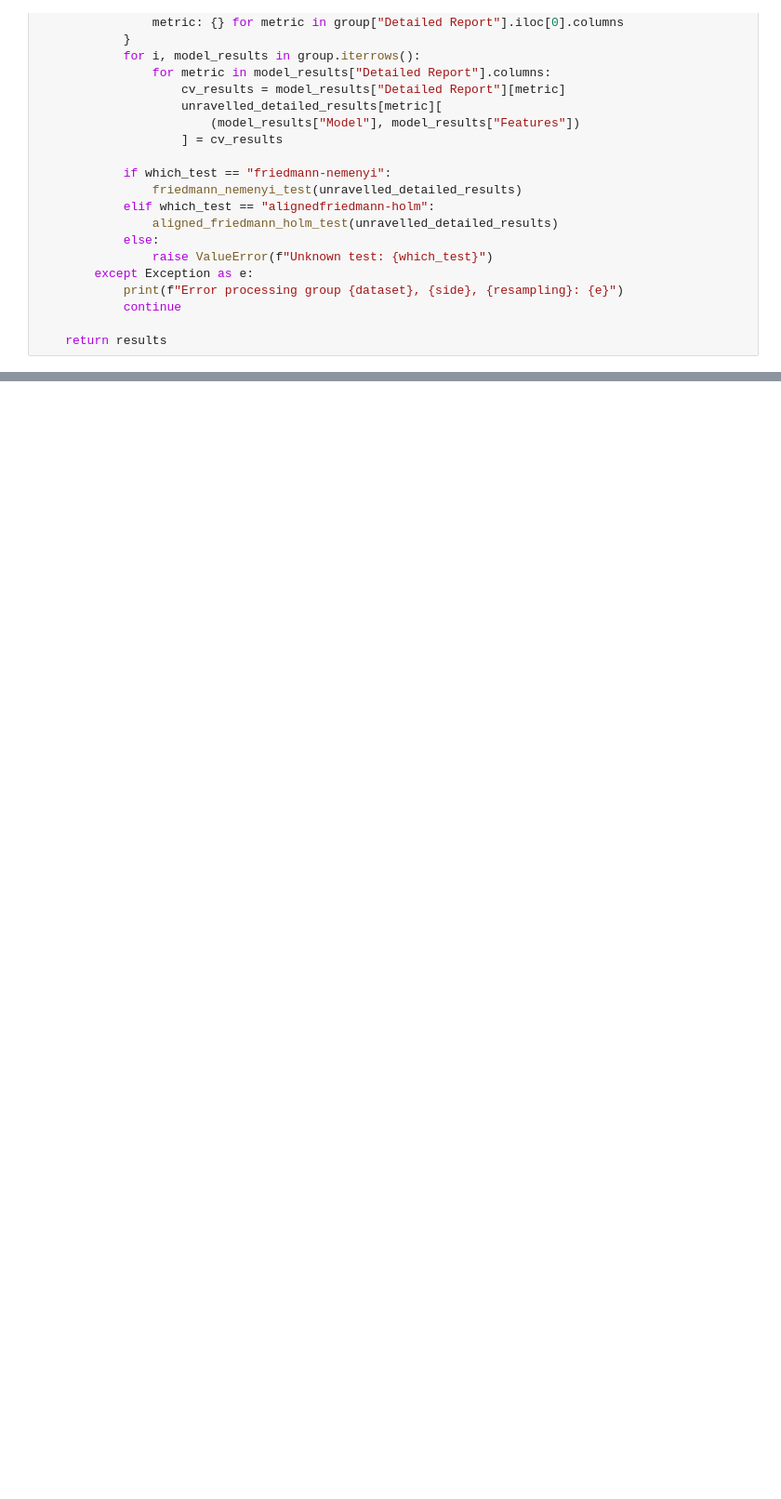
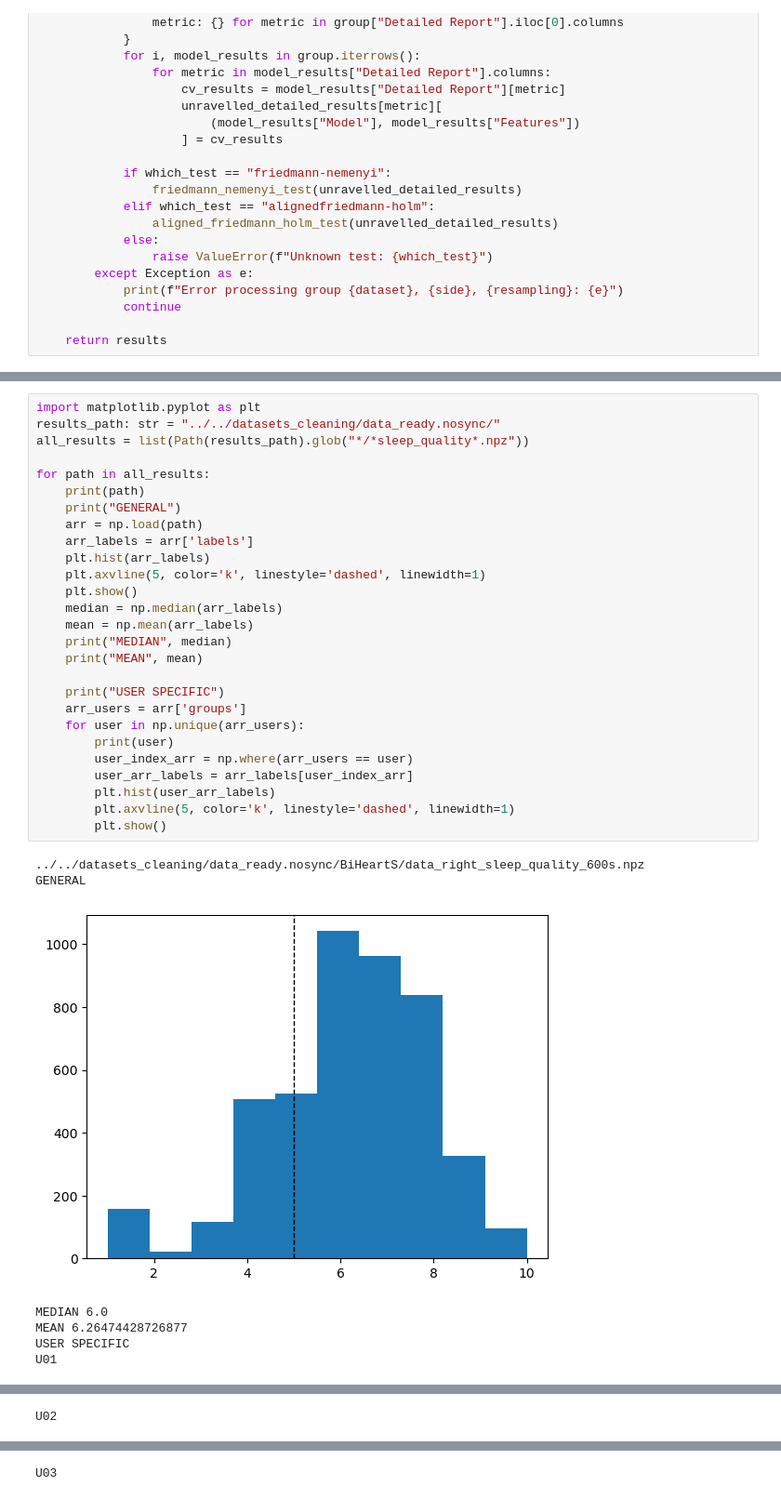
Before and after one commit to LeonardoAlchieri/pretrained_foundation_models_physiological_data, a Jupyter notebook: notebooks/visualize_results_matteo.ipynb, the cells around one changed output, grey strips where cells are left out. Shown at 93% size. Drawn from its saved outputs; the diff is of its cells as text; blank space fills up the shorter version.

Commit message:
HeartS

```diff
--- a/notebooks/visualize_results_matteo.ipynb
+++ b/notebooks/visualize_results_matteo.ipynb
@@ -290,0 +291,35 @@ Error processing group LAUREATE, Unknown, None: [Errno 2] No such file or direct
+# %%
+import matplotlib.pyplot as plt
+results_path: str = "../../datasets_cleaning/data_ready.nosync/"
+all_results = list(Path(results_path).glob("*/*sleep_quality*.npz"))
+
+for path in all_results:
+    print(path)
+    print("GENERAL")
+    arr = np.load(path)
+    arr_labels = arr['labels']
+    plt.hist(arr_labels)
+    plt.axvline(5, color='k', linestyle='dashed', linewidth=1)
+    plt.show()
+    median = np.median(arr_labels)
+    mean = np.mean(arr_labels)
+    print("MEDIAN", median)
+    print("MEAN", mean)
+
+    print("USER SPECIFIC")
+    arr_users = arr['groups']
+    for user in np.unique(arr_users):
+        print(user)
+        user_index_arr = np.where(arr_users == user)
+        user_arr_labels = arr_labels[user_index_arr]
+        plt.hist(user_arr_labels)
+        plt.axvline(5, color='k', linestyle='dashed', linewidth=1)
+        plt.show()
+# %% [output]
+../../datasets_cleaning/data_ready.nosync/BiHeartS/data_right_sleep_quality_600s.npz
+GENERAL
+[figure, added]
+MEDIAN 6.0
+MEAN 6.26474428726877
+USER SPECIFIC
+U01
@@ -290,0 +327 @@ Error processing group LAUREATE, Unknown, None: [Errno 2] No such file or direct
+U02
@@ -290,0 +329 @@ Error processing group LAUREATE, Unknown, None: [Errno 2] No such file or direct
+U03
```
Also changed, not shown: parts of 3 cells of this notebook, 5 other files.
